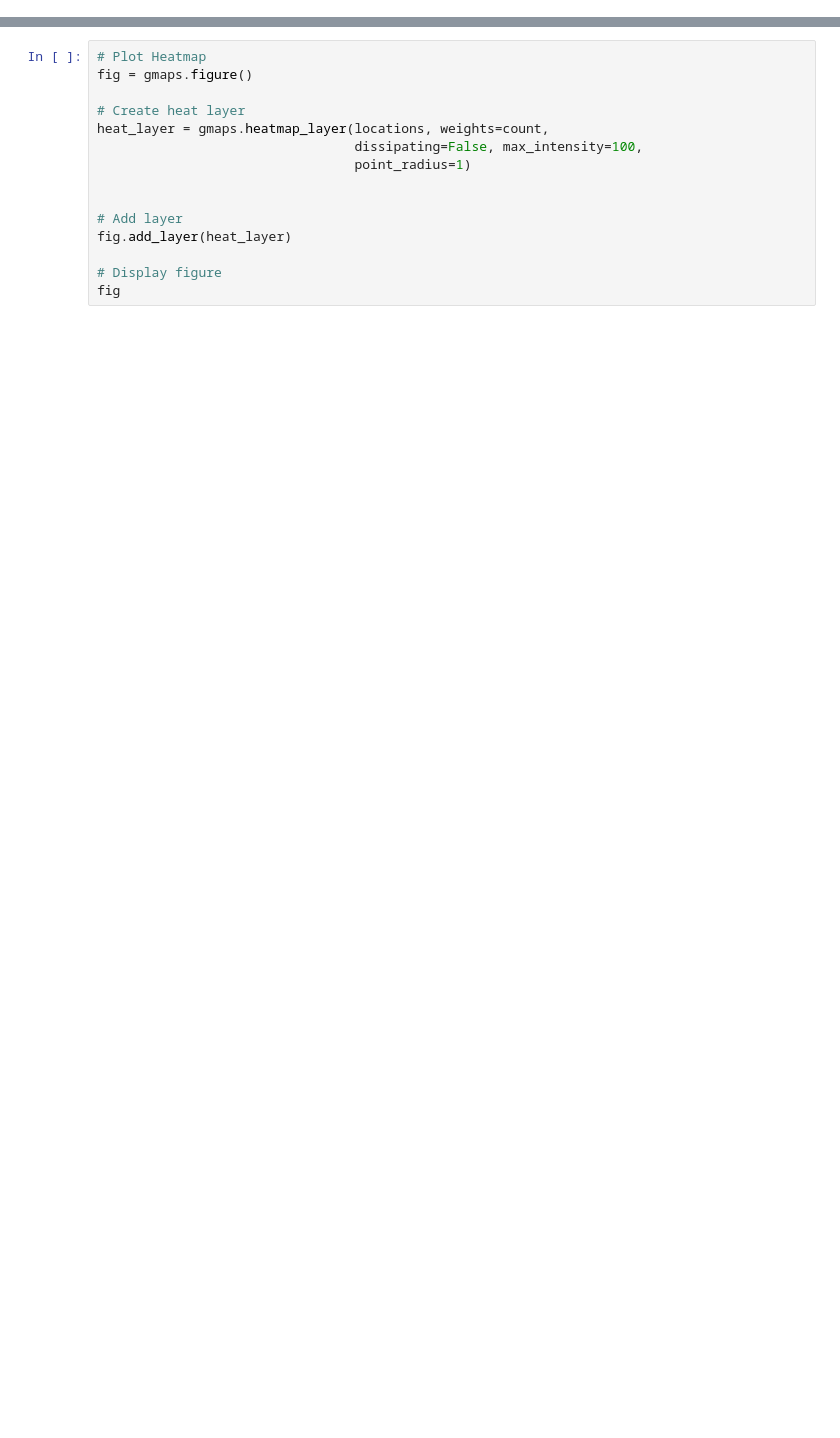
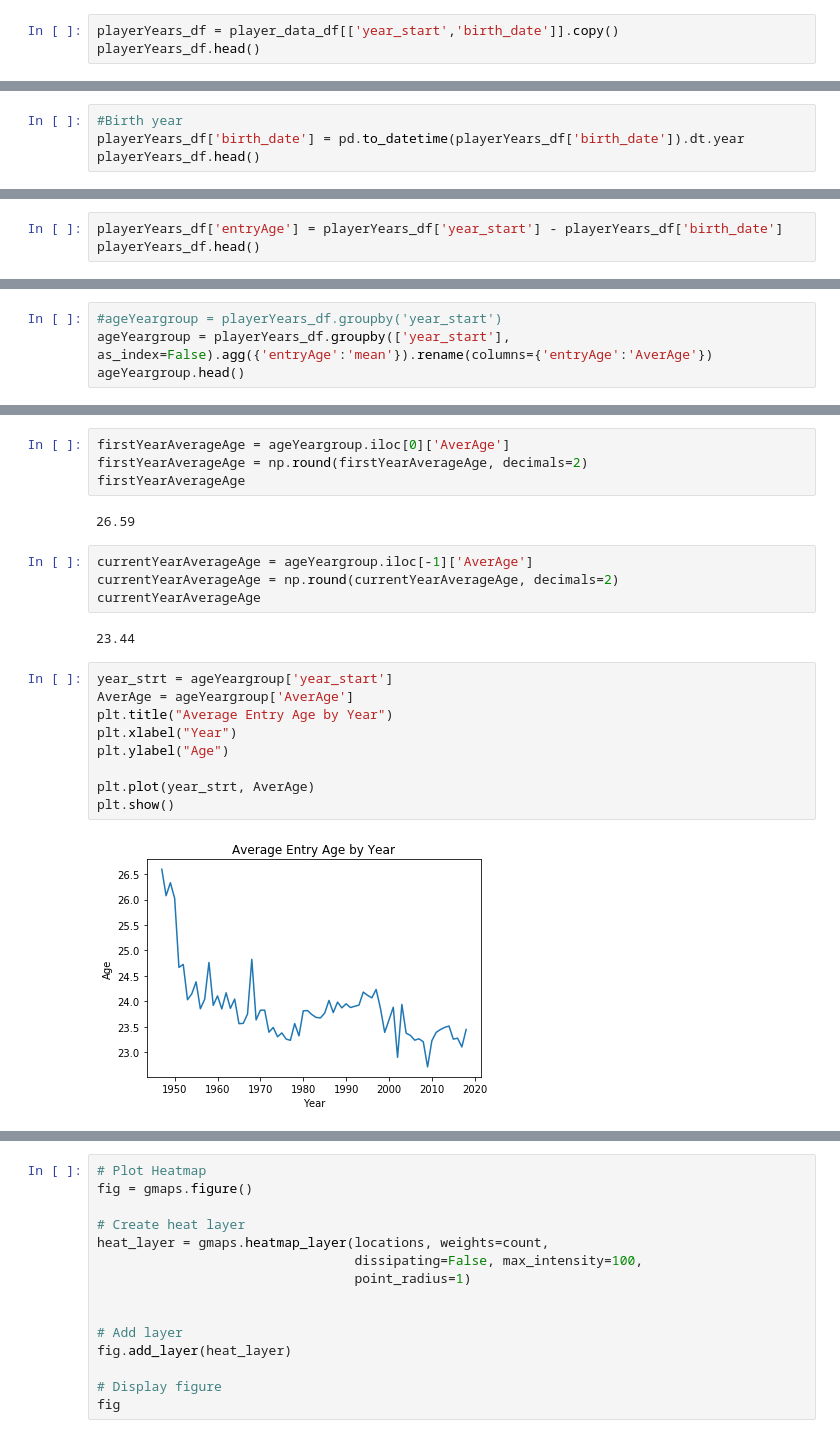
Before and after one commit to reedkm/project_one, a Jupyter notebook: player_heatmap.ipynb, the cells around one changed output, grey strips where cells are left out. Cells and saved outputs as stored; diff of their text form; blank space fills up the shorter version.

```diff
--- a/player_heatmap.ipynb
+++ b/player_heatmap.ipynb
@@ -81,0 +72,3 @@ college_df.head()
+# %%
+playerYears_df = player_data_df[['year_start','birth_date']].copy()
+playerYears_df.head()
@@ -81,0 +82,4 @@ college_df.head()
+# %%
+#Birth year
+playerYears_df['birth_date'] = pd.to_datetime(playerYears_df['birth_date']).dt.year
+playerYears_df.head()
@@ -81,0 +93,3 @@ college_df.head()
+# %%
+playerYears_df['entryAge'] = playerYears_df['year_start'] - playerYears_df['birth_date']
+playerYears_df.head()
@@ -81,0 +109,4 @@ college_df.head()
+# %%
+#ageYeargroup = playerYears_df.groupby('year_start')
+ageYeargroup = playerYears_df.groupby(['year_start'], as_index=False).agg({'entryAge':'mean'}).rename(columns={'entryAge':'AverAge'})
+ageYeargroup.head()
@@ -81,0 +120,23 @@ college_df.head()
+# %%
+firstYearAverageAge = ageYeargroup.iloc[0]['AverAge']
+firstYearAverageAge = np.round(firstYearAverageAge, decimals=2)
+firstYearAverageAge
+# %% [output]
+26.59
+# %%
+currentYearAverageAge = ageYeargroup.iloc[-1]['AverAge']
+currentYearAverageAge = np.round(currentYearAverageAge, decimals=2)
+currentYearAverageAge
+# %% [output]
+23.44
+# %%
+year_strt = ageYeargroup['year_start']
+AverAge = ageYeargroup['AverAge']
+plt.title("Average Entry Age by Year")
+plt.xlabel("Year")
+plt.ylabel("Age")
+
+plt.plot(year_strt, AverAge)
+plt.show()
+# %% [output]
+[figure, added]
```
Also changed, not shown: parts of 30 cells of this notebook.
